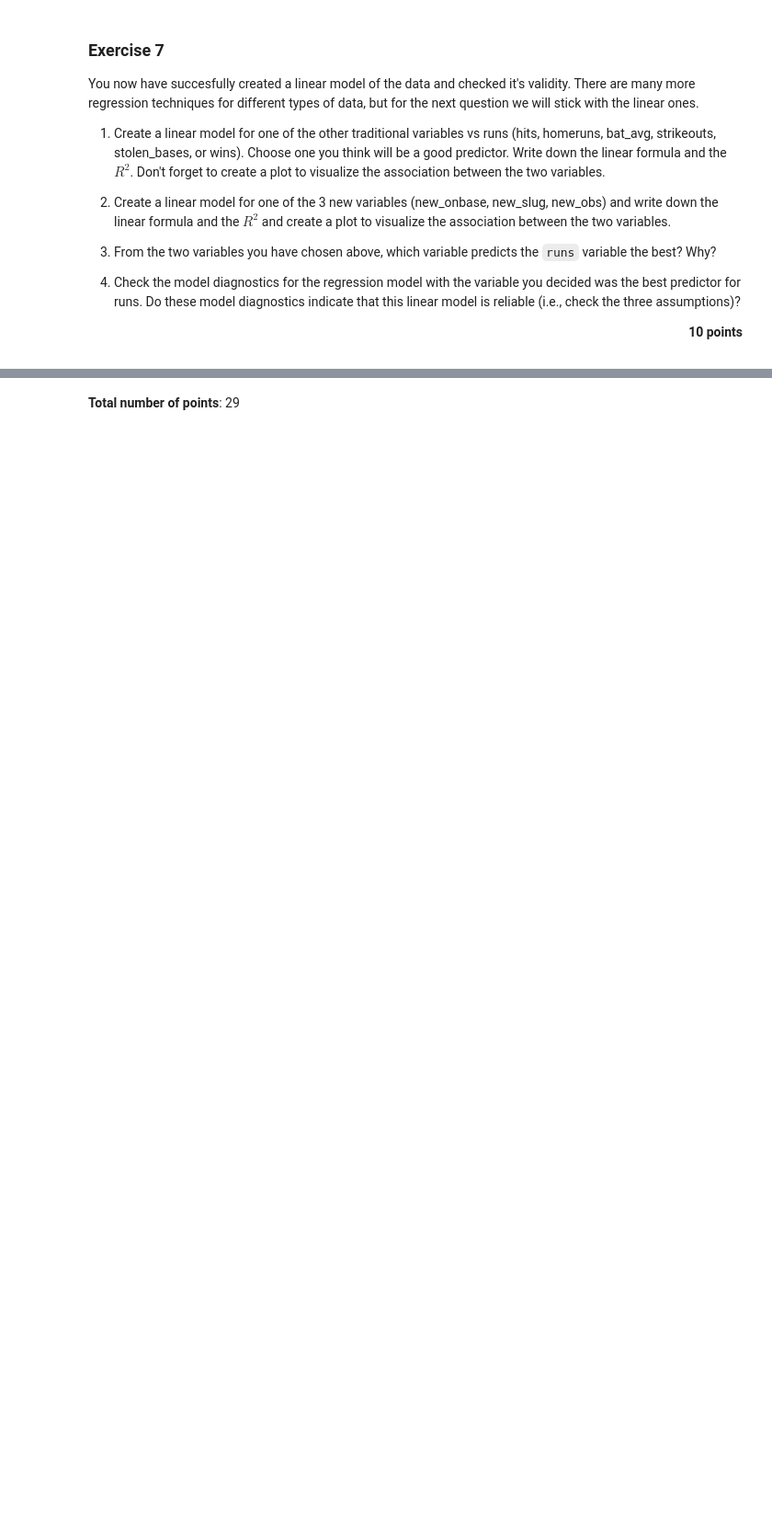
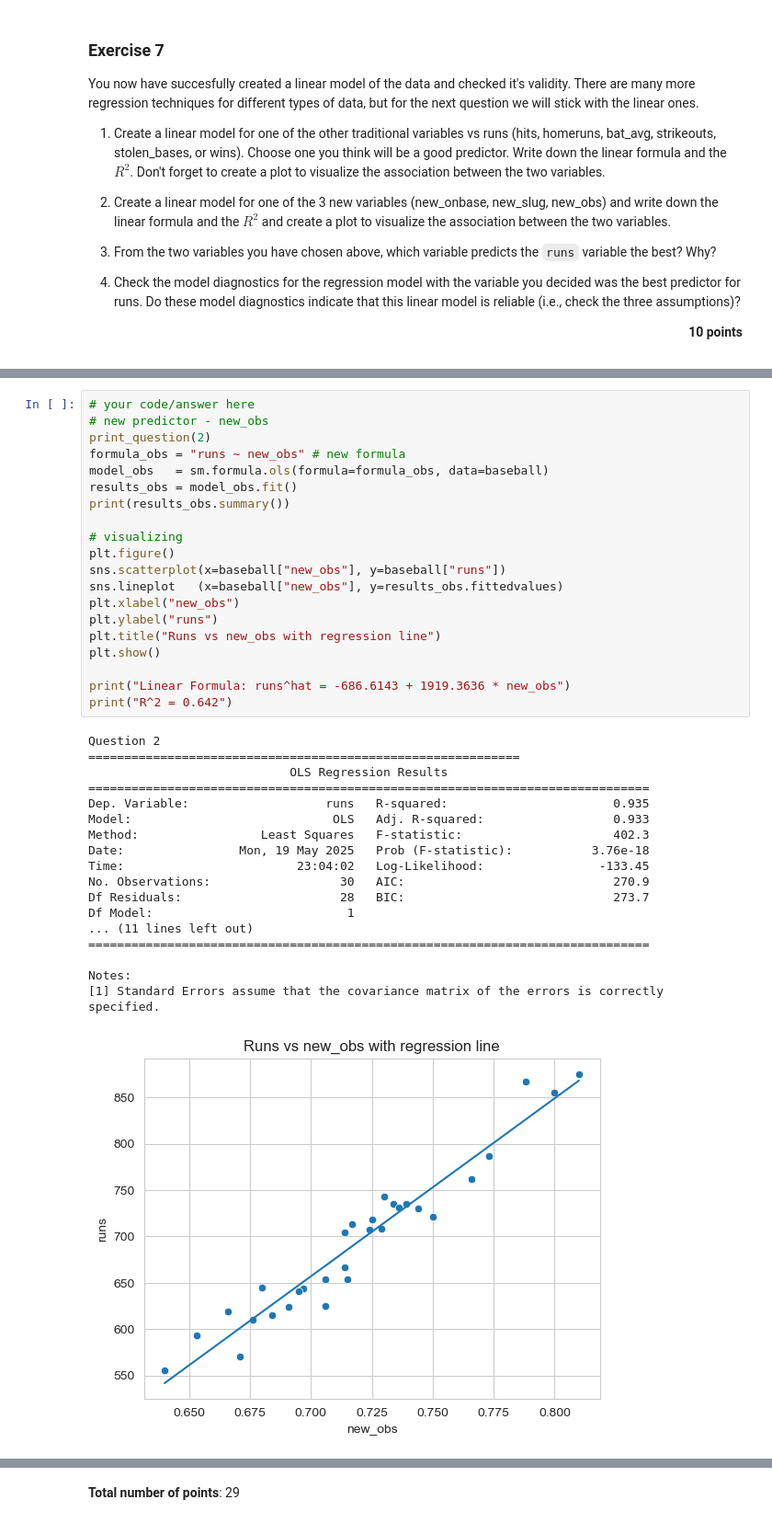
Before and after one commit to felixleopold/Frequentist-Statistics, a Jupyter notebook: FS_Assignment5/Assignment5.ipynb, the cells around one changed output, grey strips where cells are left out. Shown: that part at 92% size. Cells and saved outputs as stored; diff of their text form; blank space fills up the shorter version.

```diff
--- a/FS_Assignment5/Assignment5.ipynb
+++ b/FS_Assignment5/Assignment5.ipynb
@@ -319,0 +377,39 @@ You now have succesfully created a linear model of the data and checked it's val
+# %%
+# your code/answer here
+# new predictor - new_obs
+print_question(2)
+formula_obs = "runs ~ new_obs" # new formula
+model_obs   = sm.formula.ols(formula=formula_obs, data=baseball)
+results_obs = model_obs.fit()
+print(results_obs.summary())
+
+# visualizing
+plt.figure()
+sns.scatterplot(x=baseball["new_obs"], y=baseball["runs"])
+sns.lineplot   (x=baseball["new_obs"], y=results_obs.fittedvalues)
+plt.xlabel("new_obs")
+plt.ylabel("runs")
+plt.title("Runs vs new_obs with regression line")
+plt.show()
+
+print("Linear Formula: runs^hat = -686.6143 + 1919.3636 * new_obs")
+print("R^2 = 0.642")
+# %% [output]
+Question 2
+============================================================
+                            OLS Regression Results
+==============================================================================
+Dep. Variable:                   runs   R-squared:                       0.935
+Model:                            OLS   Adj. R-squared:                  0.933
+Method:                 Least Squares   F-statistic:                     402.3
+Date:                Mon, 19 May 2025   Prob (F-statistic):           3.76e-18
+Time:                        23:04:02   Log-Likelihood:                -133.45
+No. Observations:                  30   AIC:                             270.9
+Df Residuals:                      28   BIC:                             273.7
+Df Model:                           1
+... (11 lines left out)
+==============================================================================
+
+Notes:
+[1] Standard Errors assume that the covariance matrix of the errors is correctly specified.
+[figure, added]
```
Also changed, not shown: parts of 14 cells of this notebook.
